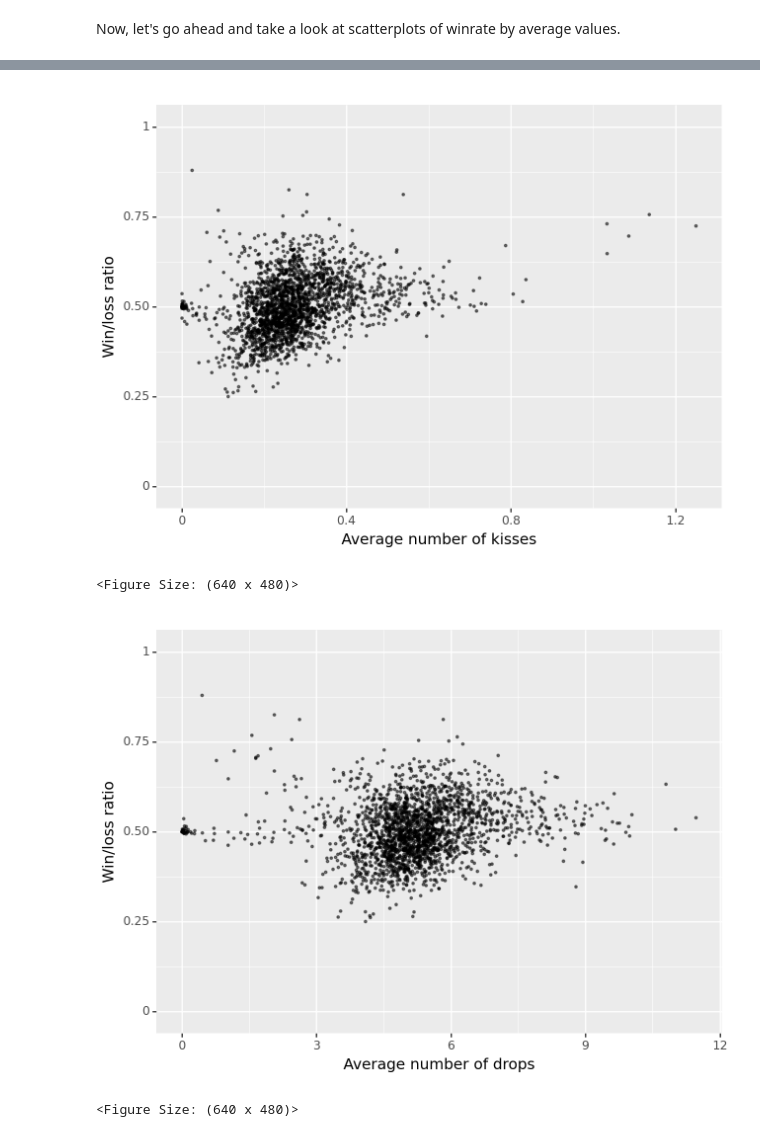
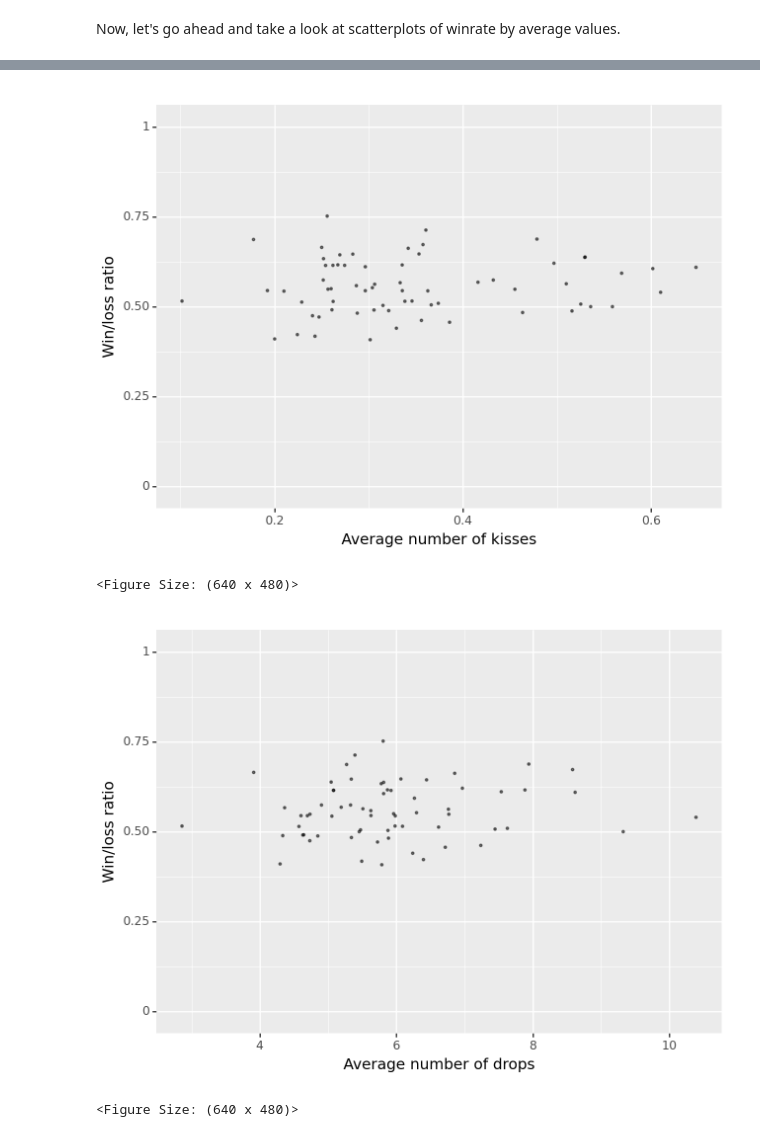
Before and after one commit to steveSchwering/tagpro_analysis, a Jupyter notebook: tp_scoreboard_analysis.ipynb, the cells around one changed output, grey strips where cells are left out. Drawn from its saved outputs; the diff is of its cells as text; code cells hidden in the pictures.

```diff
--- a/tp_scoreboard_analysis.ipynb
+++ b/tp_scoreboard_analysis.ipynb
@@ -187,6 +161,6 @@ Let's go ahead and filter the dataset so we are looking at players with at least
 # %%
 scoreboards_res_sum = scoreboards_res_sum.merge(scoreboards_num_matches, on = 'name') # Merge dataframes with total matches count
-scoreboards_res_sum = scoreboards_res_sum[scoreboards_res_sum['count_matches'] >= 300]
+scoreboards_res_sum = scoreboards_res_sum[scoreboards_res_sum['count_matches'] >= 100]
 
 scoreboards_res_sum = scoreboards_res_sum.sort_values(by = 'win_loss', ascending = False)
 scoreboards_res_sum['win_loss_rank'] = scoreboards_res_sum['win_loss'].rank(ascending = False)
@@ -257,20 +232,20 @@ NameError: name 'df_res_sum' is not defined
 <Figure Size: (640 x 480)>
 # %%
-(ggplot(df_res_sum, aes(x = 'kisses', y = 'win_loss')) +
+(ggplot(scoreboards_res_sum, aes(x = 'kisses', y = 'win_loss')) +
  geom_point(alpha = 0.5, size = 0.5) +
  scale_y_continuous(limits = [-0.01, 1.01]) +
  labs(x = 'Average number of kisses', y = 'Win/loss ratio', title = '')
 )
 # %% [output]
-[figure, old version]
+[figure, new version]
 <Figure Size: (640 x 480)>
 # %%
-(ggplot(df_res_sum, aes(x = 'drops', y = 'win_loss')) +
+(ggplot(scoreboards_res_sum, aes(x = 'drops', y = 'win_loss')) +
  geom_point(alpha = 0.5, size = 0.5) +
  scale_y_continuous(limits = [-0.01, 1.01]) +
  labs(x = 'Average number of drops', y = 'Win/loss ratio', title = '')
 )
 # %% [output]
-[figure, old version]
+[figure, new version]
 <Figure Size: (640 x 480)>
 # %%
```
Also changed, not shown: parts of 18 cells of this notebook.
